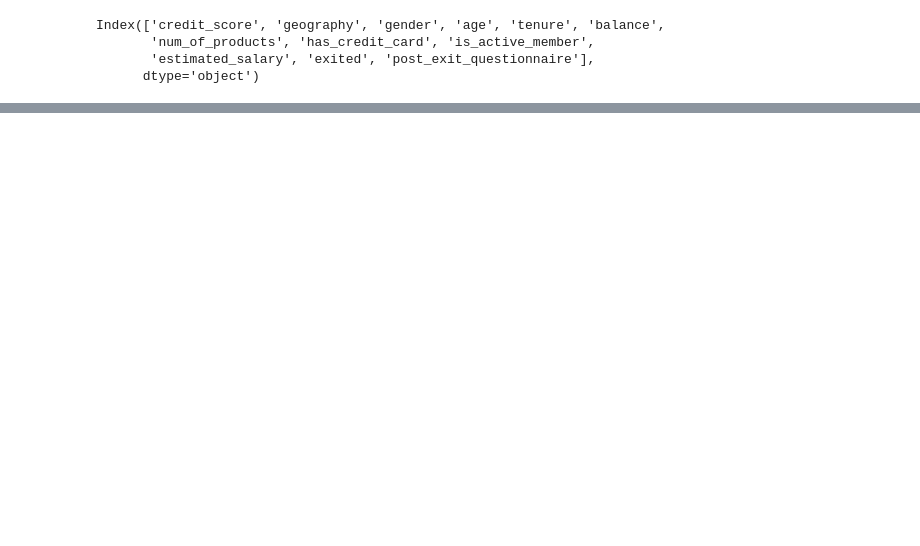
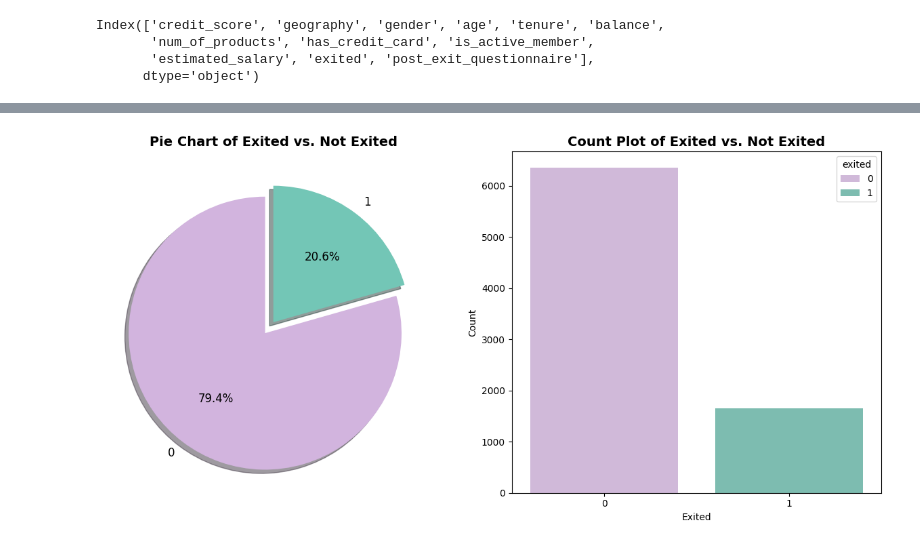
Before and after one commit to azamKhattak24/Customer_Churn_Prediction, a Jupyter notebook: notebooks/customerChurnPrediction.ipynb, the cells around one changed output, grey strips where cells are left out. Drawn from its saved outputs; the diff is of its cells as text; code cells hidden in the pictures; blank space fills up the shorter version.

```diff
--- a/notebooks/customerChurnPrediction.ipynb
+++ b/notebooks/customerChurnPrediction.ipynb
@@ -294,0 +344,39 @@ Index(['credit_score', 'geography', 'gender', 'age', 'tenure', 'balance',
+# %%
+exit_count = customers_train['exited'].value_counts()
+
+
+fig, axes = plt.subplots(1, 2, figsize=(12, 6))  # 1 row, 2 columns
+
+# Pie Chart
+colors = ['#d2b4de', '#73c6b6']  # Stylish colors
+explode = (0.1, 0)  # Explode the first slice slightly
+exit_count.plot.pie(
+    autopct='%1.1f%%',
+    startangle=90,
+    explode=explode,
+    colors=colors,
+    labels=exit_count.index,
+    shadow=True,
+    fontsize=12,
+    ax=axes[0]  # Specify the first subplot
+)
+axes[0].set_title('Pie Chart of Exited vs. Not Exited', fontsize=14, fontweight='bold')
+axes[0].set_ylabel('')  # Remove y-label for the pie chart
+
+# Count Plot
+sns.countplot(
+    x='exited',
+    data=customers_train,
+    palette=colors,
+    hue = 'exited',
+    ax=axes[1]  # Specify the second subplot
+)
+axes[1].set_title('Count Plot of Exited vs. Not Exited', fontsize=14, fontweight='bold')
+axes[1].set_xlabel('Exited')  # Label for x-axis
+axes[1].set_ylabel('Count')  # Label for y-axis
+
+
+plt.tight_layout()
+plt.show()
+# %% [output]
+[figure, added]
```
Also changed, not shown: parts of 4 cells of this notebook.
